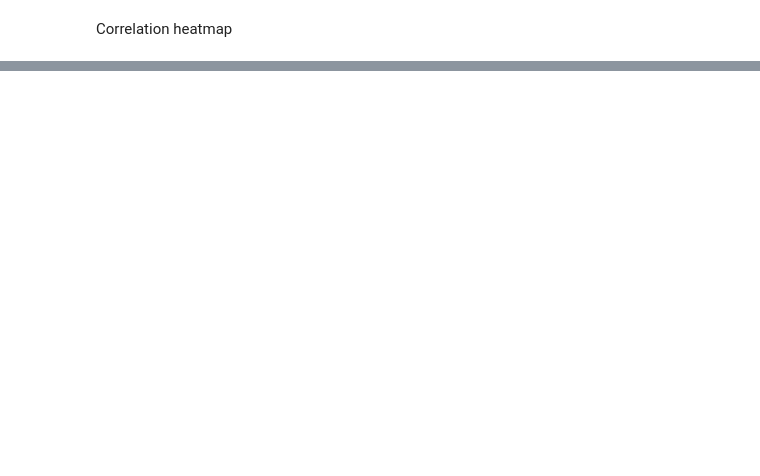
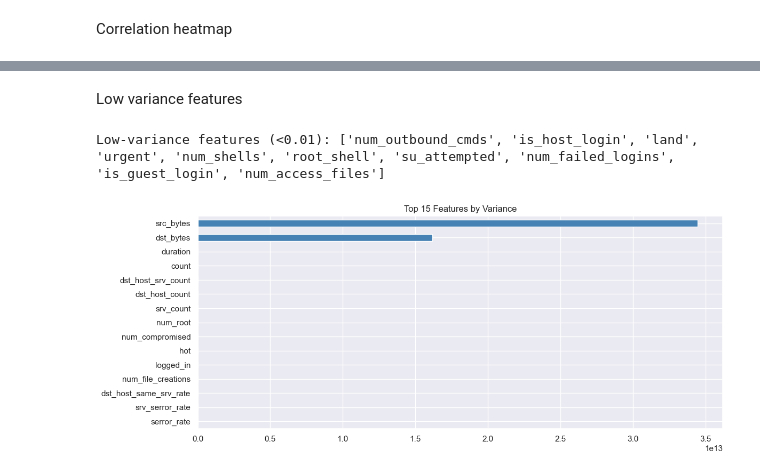
Before and after one commit to saralnajjar/network-intrusion-detection, a Jupyter notebook: notebooks/eda.ipynb, the cells around one changed output, grey strips where cells are left out. Saved outputs shown, nothing was run; the diff lists cells and outputs as text; code cells hidden in the pictures; blank space fills up the shorter version.

```diff
--- a/notebooks/eda.ipynb
+++ b/notebooks/eda.ipynb
@@ -112,0 +154,16 @@ plt.show()
+# %% [markdown]
+Low variance features
+# %%
+numeric_df = df.select_dtypes(include=[np.number]).drop(columns=['difficulty'])
+variance = numeric_df.var().sort_values()
+
+low_var = variance[variance < 0.01]
+print(f'Low-variance features (<0.01): {list(low_var.index)}')
+
+variance.tail(15).plot(kind='barh', color='steelblue')
+plt.title('Top 15 Features by Variance')
+plt.tight_layout()
+plt.show()
+# %% [output]
+Low-variance features (<0.01): ['num_outbound_cmds', 'is_host_login', 'land', 'urgent', 'num_shells', 'root_shell', 'su_attempted', 'num_failed_logins', 'is_guest_login', 'num_access_files']
+[figure, added]
```
Also changed, not shown: parts of 9 cells of this notebook.
